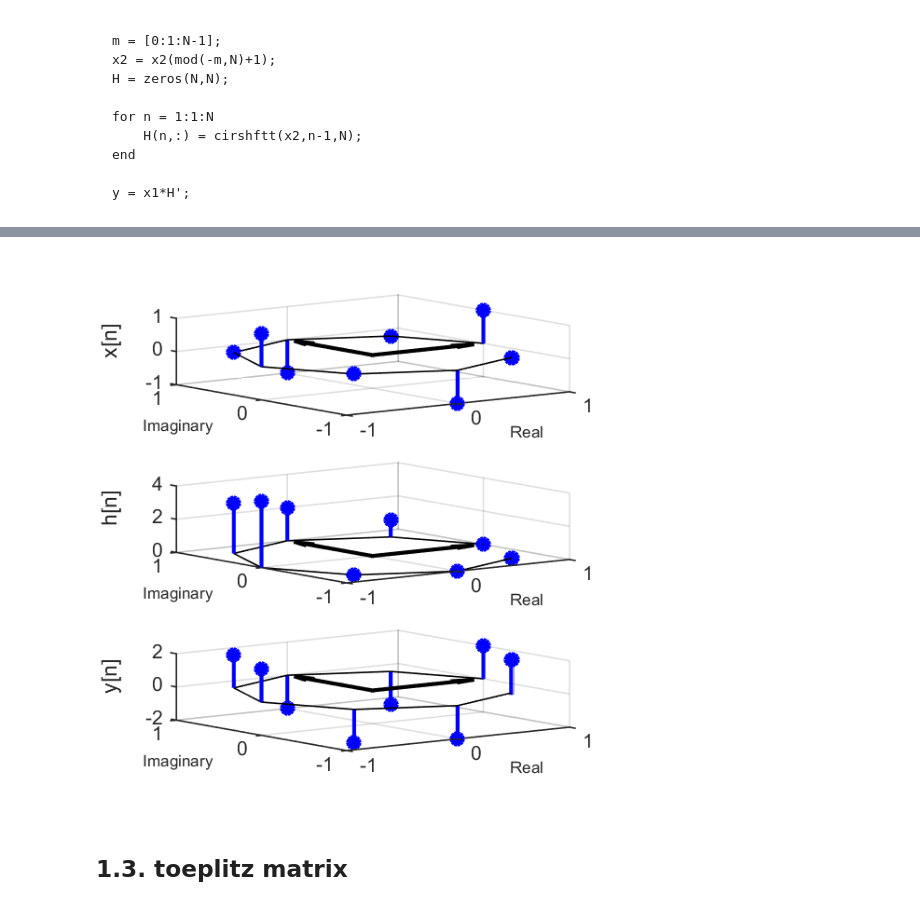
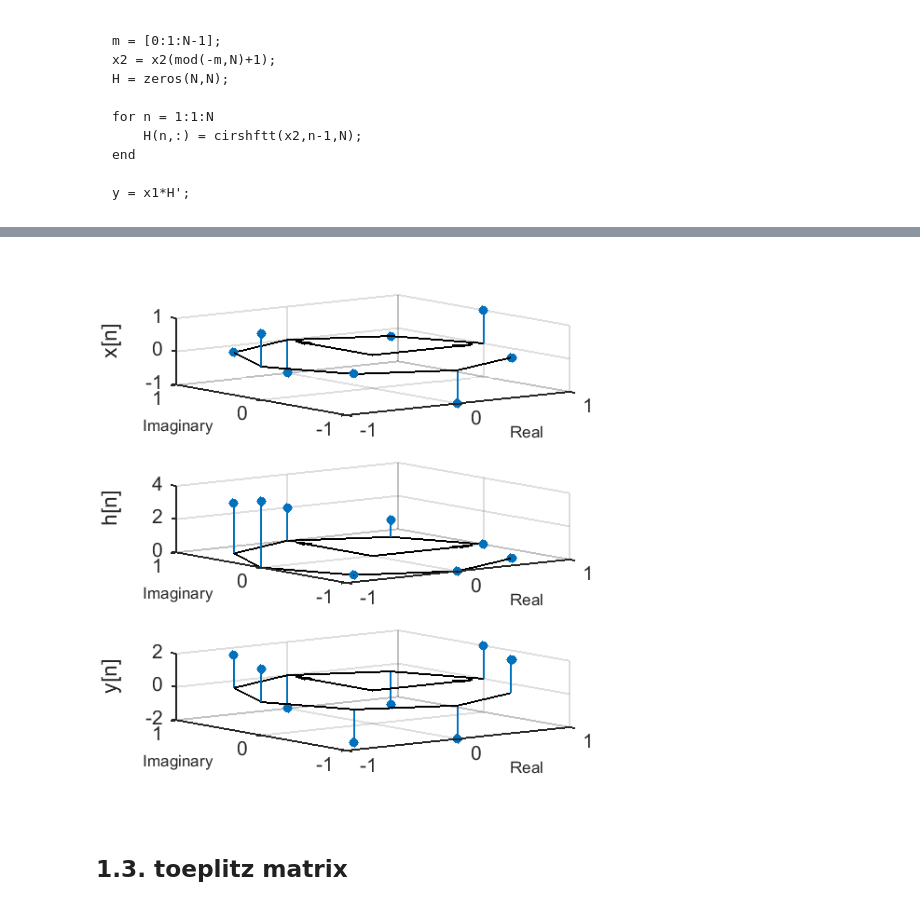
Before and after one commit to omersayli/DSP, a Jupyter notebook: 02 systems/Systems.ipynb, the cells around one changed output, grey strips where cells are left out. Saved outputs shown, nothing was run; the diff lists cells and outputs as text; code cells hidden in the pictures.

```diff
--- a/02 systems/Systems.ipynb
+++ b/02 systems/Systems.ipynb
@@ -163,31 +164,31 @@ y =
 # %%
 %plot -s 560,600
 N = 8;
 theta2 = (0:1/N:1)*2*pi;
 theta = theta2(1:end-1);
 
 re = cos(theta);
 im = sin(theta);
 
-subplot(3,1,1),  stem3(re,im,x,'filled','b','linewidth',2);   hold on;
+subplot(3,1,1),  stem3(re,im,x,'filled','markersize',4);   hold on;
 plot(re,im,'k')
-quiver(0,0,1,0,'k','linewidth',2,'maxheadsize',0.5)
-quiver(0,0,0,1,'k','linewidth',2,'maxheadsize',0.5), hold off
+quiver(0,0,1,0,'k','maxheadsize',0.5)
+quiver(0,0,0,1,'k','maxheadsize',0.5), hold off
 xlabel('Real','fontsize',8), ylabel('Imaginary','fontsize',8), zlabel('x[n]')
 
-subplot(3,1,2),  stem3(re,im,h,'filled','b','linewidth',2);   hold on;
+subplot(3,1,2),  stem3(re,im,h,'filled','markersize',4);   hold on;
 plot(re,im,'k')
-quiver(0,0,1,0,'k','linewidth',2,'maxheadsize',0.5)
-quiver(0,0,0,1,'k','linewidth',2,'maxheadsize',0.5), hold off
+quiver(0,0,1,0,'k','maxheadsize',0.5)
+quiver(0,0,0,1,'k','maxheadsize',0.5), hold off
 xlabel('Real','fontsize',8), ylabel('Imaginary','fontsize',8), zlabel('h[n]')
 
-subplot(3,1,3),  stem3(re,im,y,'filled','b','linewidth',2);   hold on;
+subplot(3,1,3),  stem3(re,im,y,'filled','markersize',4);   hold on;
 plot(re,im,'k')
-quiver(0,0,1,0,'k','linewidth',2,'maxheadsize',0.5)
-quiver(0,0,0,1,'k','linewidth',2,'maxheadsize',0.5), hold off
+quiver(0,0,1,0,'k','maxheadsize',0.5)
+quiver(0,0,0,1,'k','maxheadsize',0.5), hold off
 xlabel('Real','fontsize',8), ylabel('Imaginary','fontsize',8), zlabel('y[n]')
 # %% [output]
-[figure, old version]
+[figure, new version]
 # %% [markdown]
 ## 1.3. toeplitz matrix
 # %%
```
Also changed, not shown: parts of 28 cells of this notebook, 1 other file.
